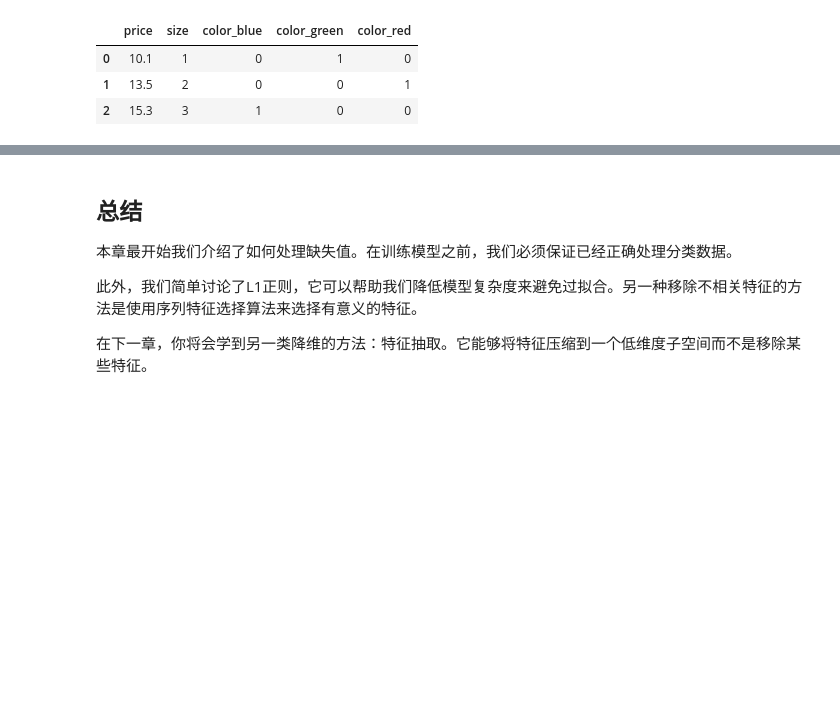
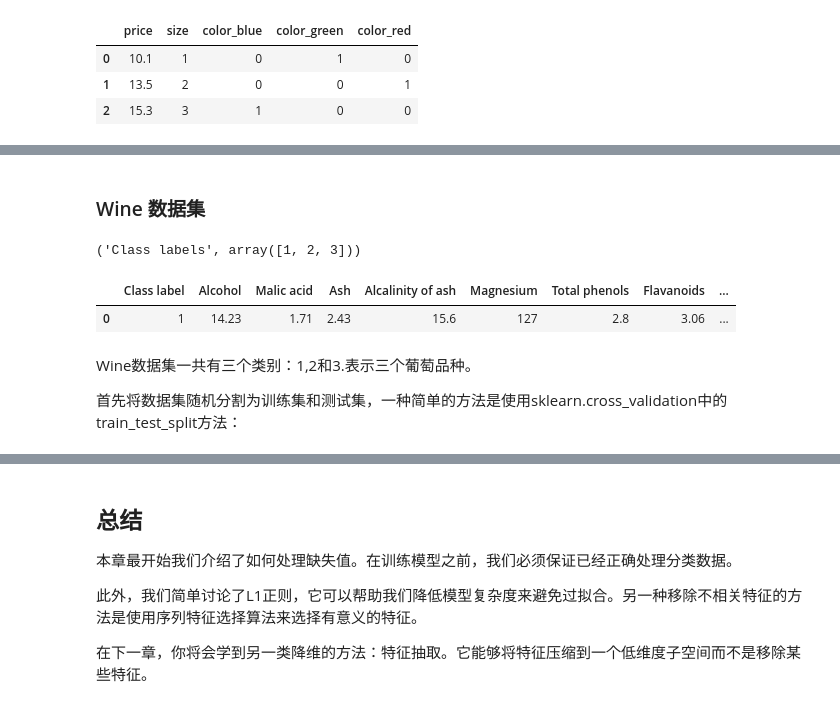
Before and after one commit to basicv8vc/Python-Machine-Learning-zh, a Jupyter notebook: 第四章/构建一个好的训练集---数据预处理.ipynb, the cells around one changed output, grey strips where cells are left out. Saved outputs shown, nothing was run; the diff lists cells and outputs as text; code cells hidden in the pictures; blank space fills up the shorter version.

```diff
--- a/第四章/构建一个好的训练集---数据预处理.ipynb
+++ b/第四章/构建一个好的训练集---数据预处理.ipynb
@@ -317,0 +322,21 @@ pd.get_dummies(df[['price', 'color', 'size']])
+# %% [markdown]
+### Wine 数据集
+# %%
+df_wine = pd.read_csv('https://archive.ics.uci.edu/ml/machine-learning-databases/wine/wine.data', header=None)
+# %%
+df_wine.columns = ['Class label', 'Alcohol', 'Malic acid', 'Ash', 'Alcalinity of ash', 'Magnesium', 'Total phenols', 'Flavanoids',
+                  'Nonflavanoid phenols', 'Proanthocyanins', 'Color intensity', 'Hue', '0D280/0D315 of diluted wines', 'Proline']
+# %%
+print("Class labels", np.unique(df_wine['Class label']))
+# %% [output]
+('Class labels', array([1, 2, 3]))
+# %%
+df_wine.head(1)
+# %% [output]
+|  | Class label | Alcohol | Malic acid | Ash | Alcalinity of ash | Magnesium | Total phenols | Flavanoids | ... |
+| 0 | 1 | 14.23 | 1.71 | 2.43 | 15.6 | 127 | 2.8 | 3.06 | ... |
+# %% [markdown]
+Wine数据集一共有三个类别：1,2和3.表示三个葡萄品种。
+
+
+首先将数据集随机分割为训练集和测试集，一种简单的方法是使用sklearn.cross_validation中的train_test_split方法：
```
Also changed, not shown: parts of 70 cells of this notebook.
